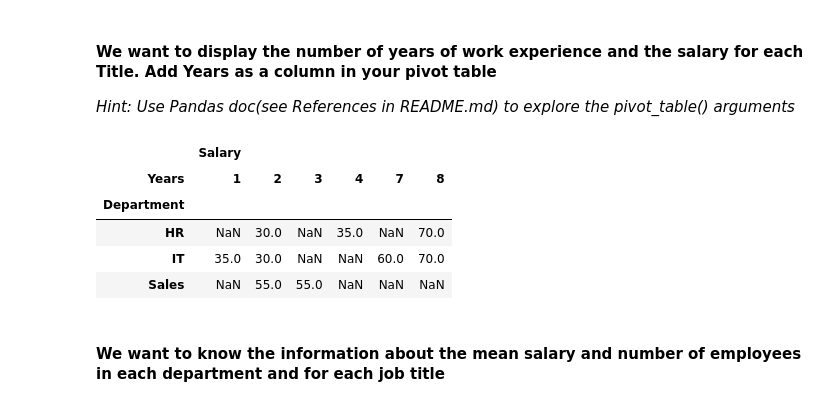
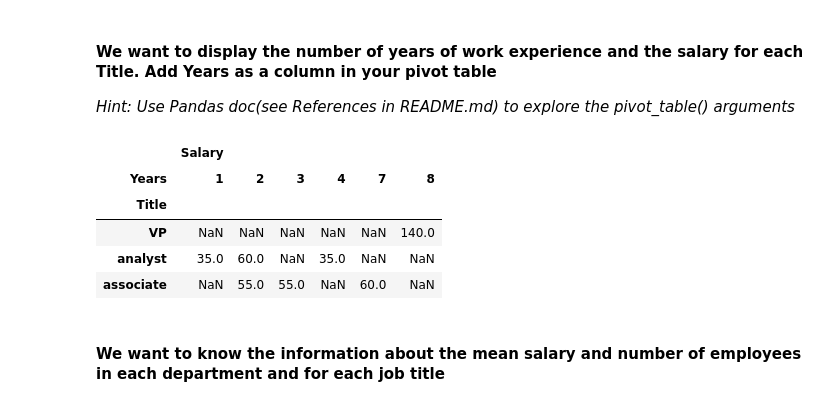
Before and after one commit to ta-datapt-bcn/lab-pivot-table-and-correlation, a Jupyter notebook: your_code/main.ipynb, the cells around one changed output. Drawn from its saved outputs; the diff is of its cells as text; code cells hidden in the pictures.

```diff
--- a/your_code/main.ipynb
+++ b/your_code/main.ipynb
@@ -66,14 +66,14 @@ employee.pivot_table(index = ['Department'], values = ['Salary'], aggfunc = np.m
 *Hint: Use Pandas doc(see References in README.md) to explore the pivot_table() arguments*
 # %%
 # your answer here
-employee.pivot_table(index = ['Department'], columns = ['Years'], values = ['Salary'], aggfunc = np.sum)
+employee.pivot_table(index = ['Title'], columns = ['Years'], values = ['Salary'], aggfunc = np.sum)
 # %% [output]
 |  | Salary |  |  |  |  |  |
 | Years | 1 | 2 | 3 | 4 | 7 | 8 |
-| Department |  |  |  |  |  |  |
-| HR | NaN | 30.0 | NaN | 35.0 | NaN | 70.0 |
-| IT | 35.0 | 30.0 | NaN | NaN | 60.0 | 70.0 |
-| Sales | NaN | 55.0 | 55.0 | NaN | NaN | NaN |
+| Title |  |  |  |  |  |  |
+| VP | NaN | NaN | NaN | NaN | NaN | 140.0 |
+| analyst | 35.0 | 60.0 | NaN | 35.0 | NaN | NaN |
+| associate | NaN | 55.0 | 55.0 | NaN | 60.0 | NaN |
 # %% [markdown]
 #### We want to know the information about the mean salary and number of employees in each department and for each job title
 # %%
```
Also changed, not shown: parts of 9 cells of this notebook.
